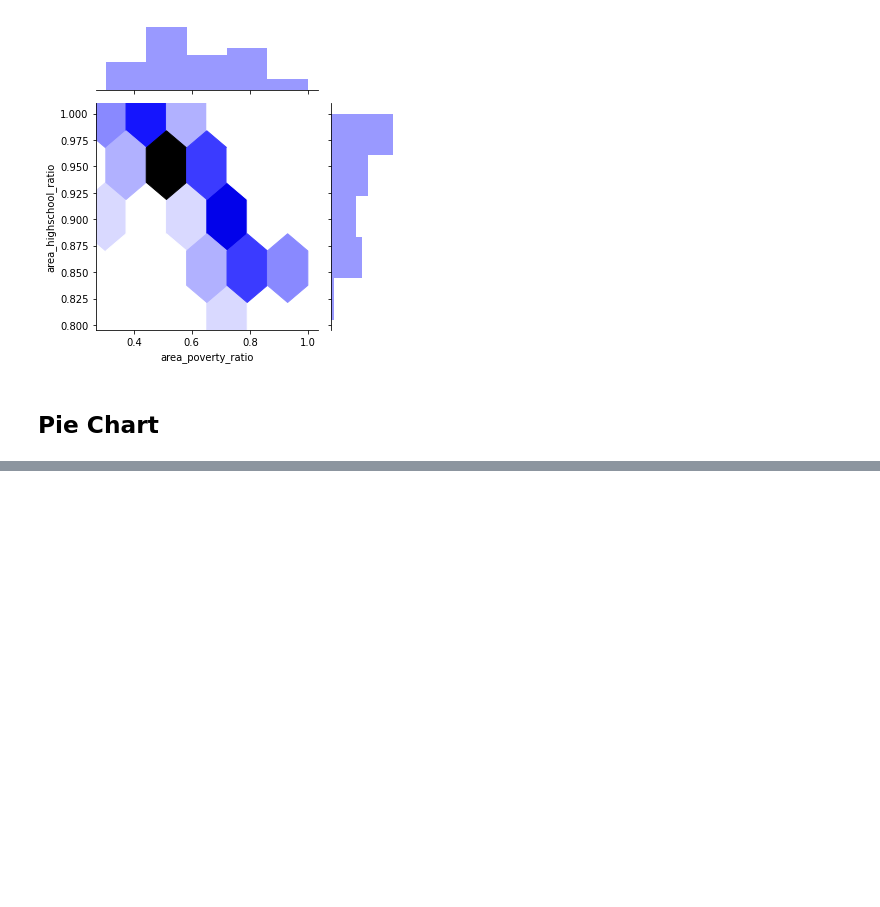
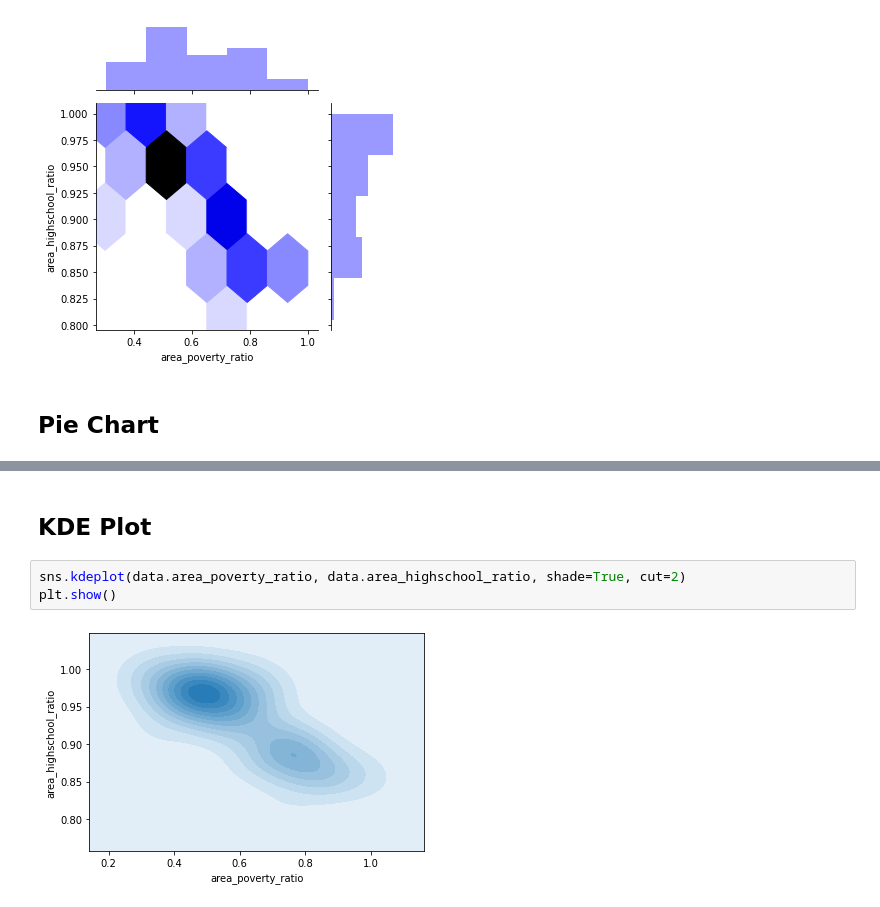
Before and after one commit to pradeepprasad/Machine_Learning_Workspace, a Jupyter notebook: Visualisation_Hands_On_01.ipynb, the cells around one changed output, grey strips where cells are left out. Saved outputs shown, nothing was run; the diff lists cells and outputs as text; blank space fills up the shorter version.

```diff
--- a/Visualisation_Hands_On_01.ipynb
+++ b/Visualisation_Hands_On_01.ipynb
@@ -364,0 +334,7 @@ Text(0.5, 1.0, 'Killed by race distribution')
+# %% [markdown]
+## KDE Plot
+# %%
+sns.kdeplot(data.area_poverty_ratio, data.area_highschool_ratio, shade=True, cut=2)
+plt.show()
+# %% [output]
+[figure, added]
```
Also changed, not shown: parts of 21 cells of this notebook.
